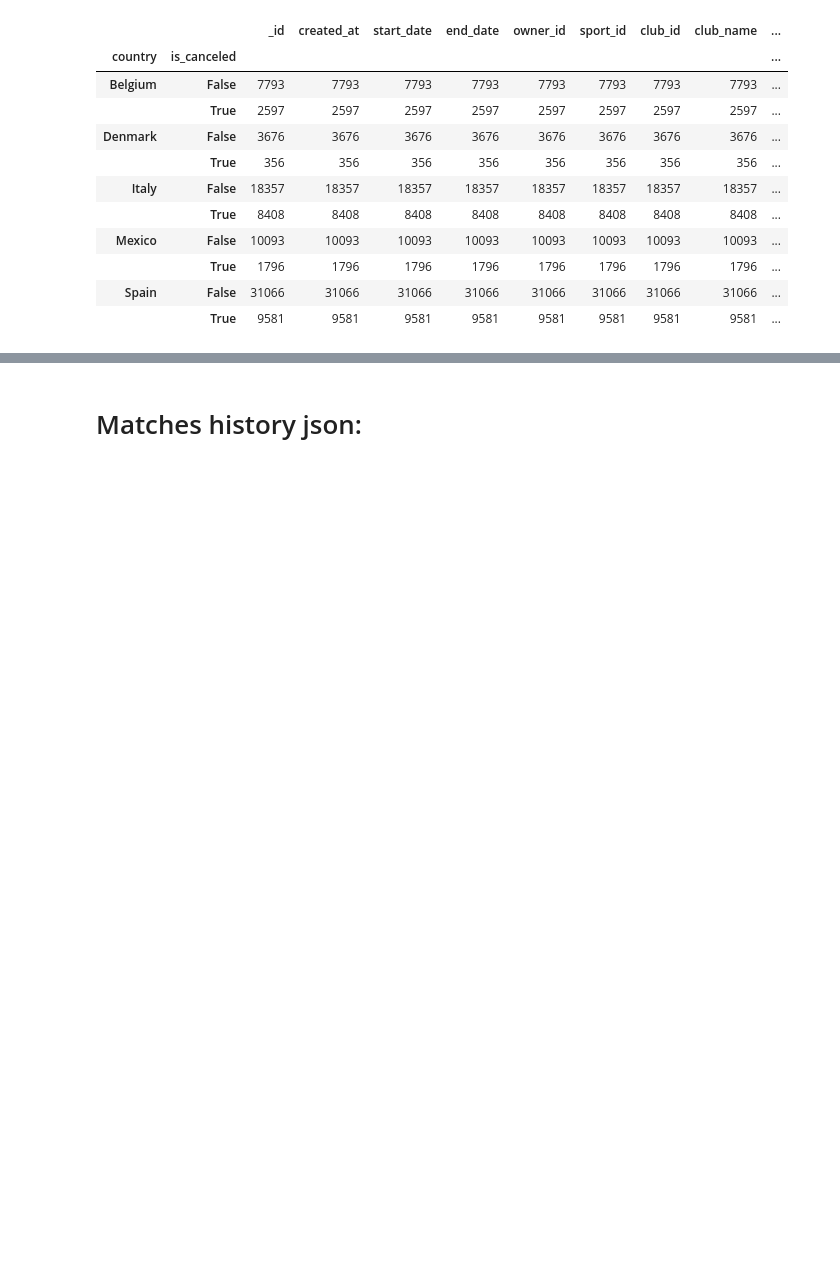
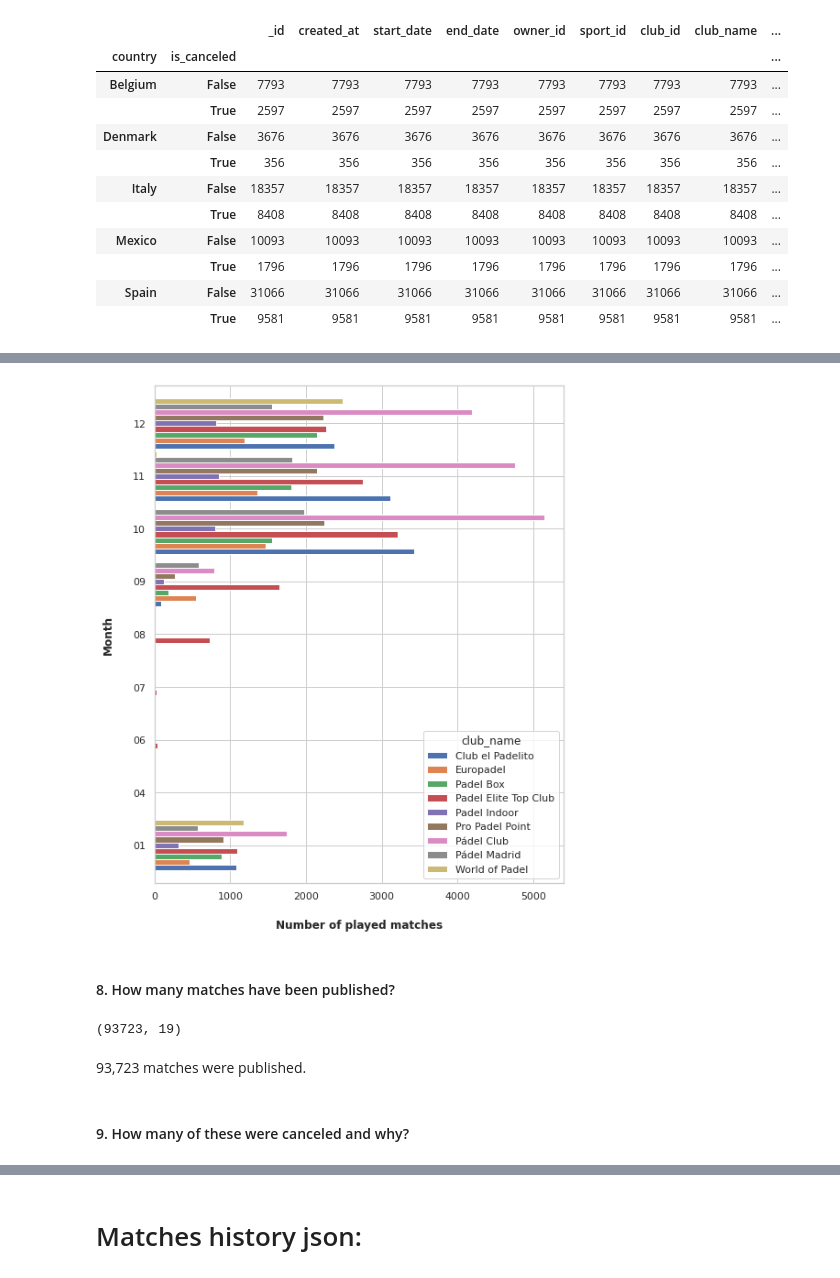
Before and after one commit to Lydia-Arocena/Playtomic, a Jupyter notebook: Data_exploration_.ipynb, the cells around one changed output, grey strips where cells are left out. Cells and saved outputs as stored; diff of their text form; code cells hidden in the pictures; blank space fills up the shorter version.

```diff
--- a/Data_exploration_.ipynb
+++ b/Data_exploration_.ipynb
@@ -173,0 +226,16 @@ Note: Spain (Alcorcón, Barakaldo, Madrid)
+# %%
+monthly=played.groupby(["creation_month", "club_name"])["club_name"].count().unstack().plot(kind="barh",figsize=(8, 10), zorder=1, width=0.95);
+monthly.set_ylabel("Month", labelpad=20, weight='bold', size=12);
+monthly.set_xlabel("Number of played matches", labelpad=20, weight='bold', size=12);
+# %% [output]
+[figure, added]
+# %% [markdown]
+#### 8. How many matches have been published?
+# %%
+total.shape
+# %% [output]
+(93723, 19)
+# %% [markdown]
+93,723 matches were published.
+# %% [markdown]
+#### 9. How many of these were canceled and why?
```
Also changed, not shown: parts of 42 cells of this notebook, 1 other file.
